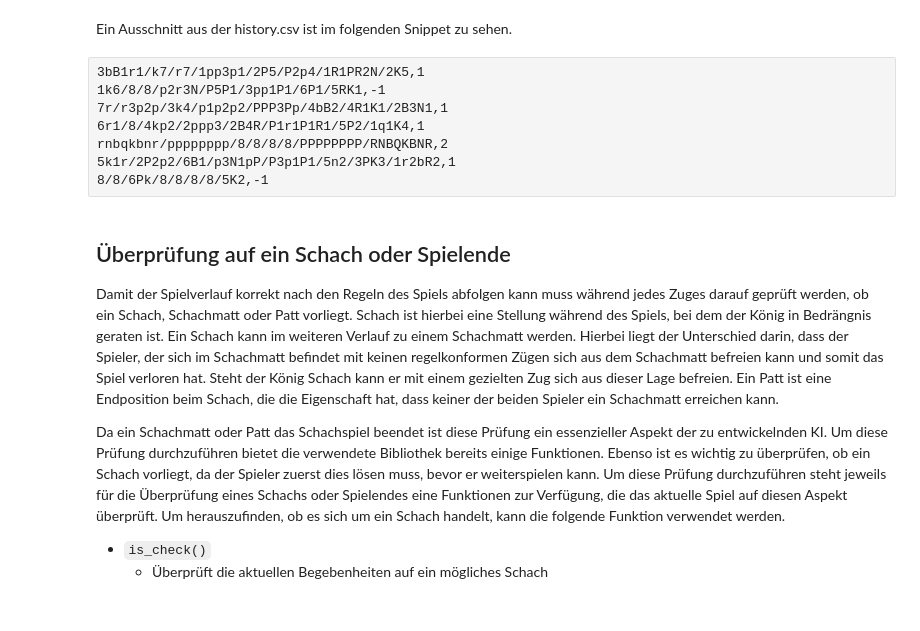
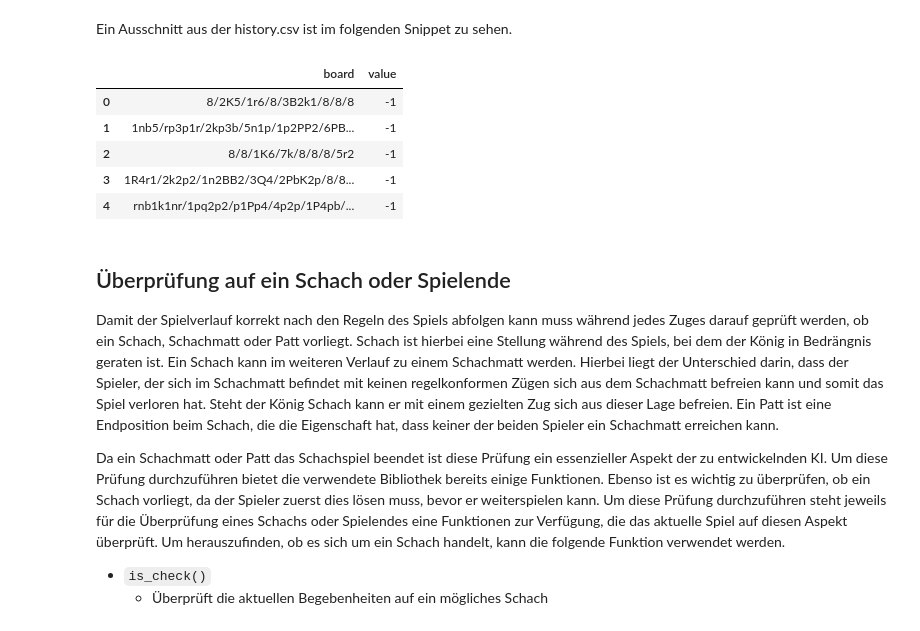
Before and after one commit to StudienarbeitLarsPascal/LibraryEvaluation, a Jupyter notebook: Notebooks/python-chess_evaluation.ipynb, the cells around one changed output. Cells and saved outputs as stored; diff of their text form; code cells hidden in the pictures.

```diff
--- a/Notebooks/python-chess_evaluation.ipynb
+++ b/Notebooks/python-chess_evaluation.ipynb
@@ -371,13 +357,15 @@ def main():
 # %% [markdown]
 Ein Ausschnitt aus der history.csv ist im folgenden Snippet zu sehen.
-# %% [raw]
-3bB1r1/k7/r7/1pp3p1/2P5/P2p4/1R1PR2N/2K5,1
-1k6/8/8/p2r3N/P5P1/3pp1P1/6P1/5RK1,-1
-7r/r3p2p/3k4/p1p2p2/PPP3Pp/4bB2/4R1K1/2B3N1,1
-6r1/8/4kp2/2ppp3/2B4R/P1r1P1R1/5P2/1q1K4,1
-rnbqkbnr/pppppppp/8/8/8/8/PPPPPPPP/RNBQKBNR,2
-5k1r/2P2p2/6B1/p3N1pP/P3p1P1/5n2/3PK3/1r2bR2,1
-8/8/6Pk/8/8/8/8/5K2,-1
+# %%
+DF = pd.read_csv(HISTORY_FILE_LOC)
+DF.head()
+# %% [output]
+|  | board | value |
+| 0 | 8/2K5/1r6/8/3B2k1/8/8/8 | -1 |
+| 1 | 1nb5/rp3p1r/2kp3b/5n1p/1p2PP2/6PB... | -1 |
+| 2 | 8/8/1K6/7k/8/8/8/5r2 | -1 |
+| 3 | 1R4r1/2k2p2/1n2BB2/3Q4/2PbK2p/8/8... | -1 |
+| 4 | rnb1k1nr/1pq2p2/p1Pp4/4p2p/1P4pb/... | -1 |
 # %% [markdown]
 ## Überprüfung auf ein Schach oder Spielende
 
```
Also changed, not shown: parts of 44 cells of this notebook, 1 other file.
